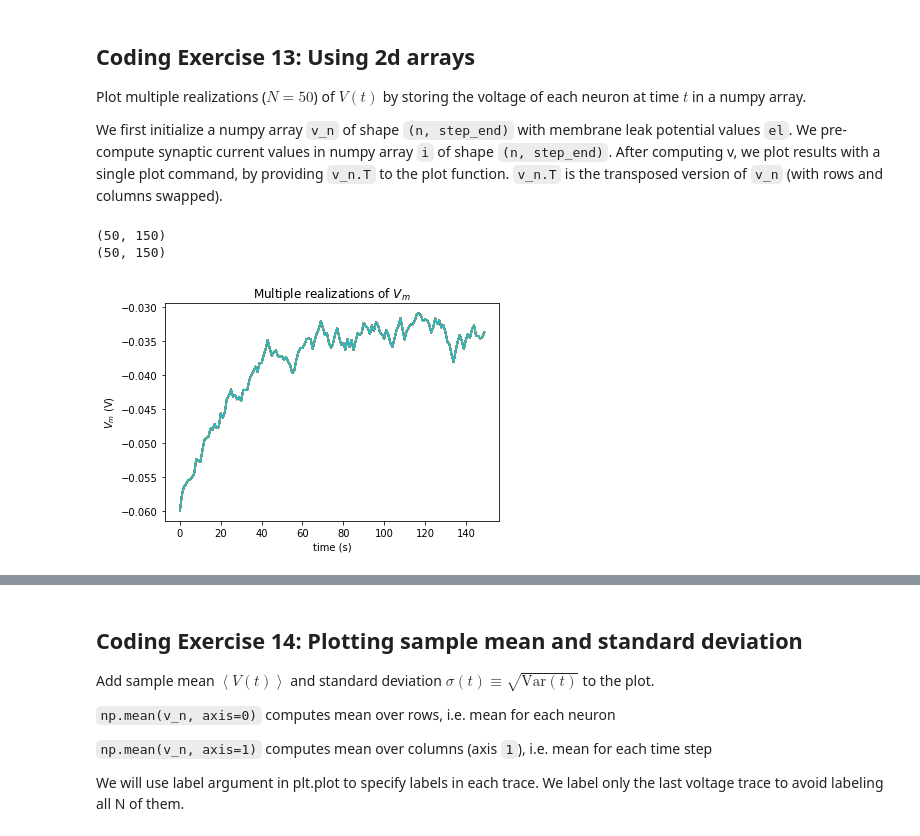
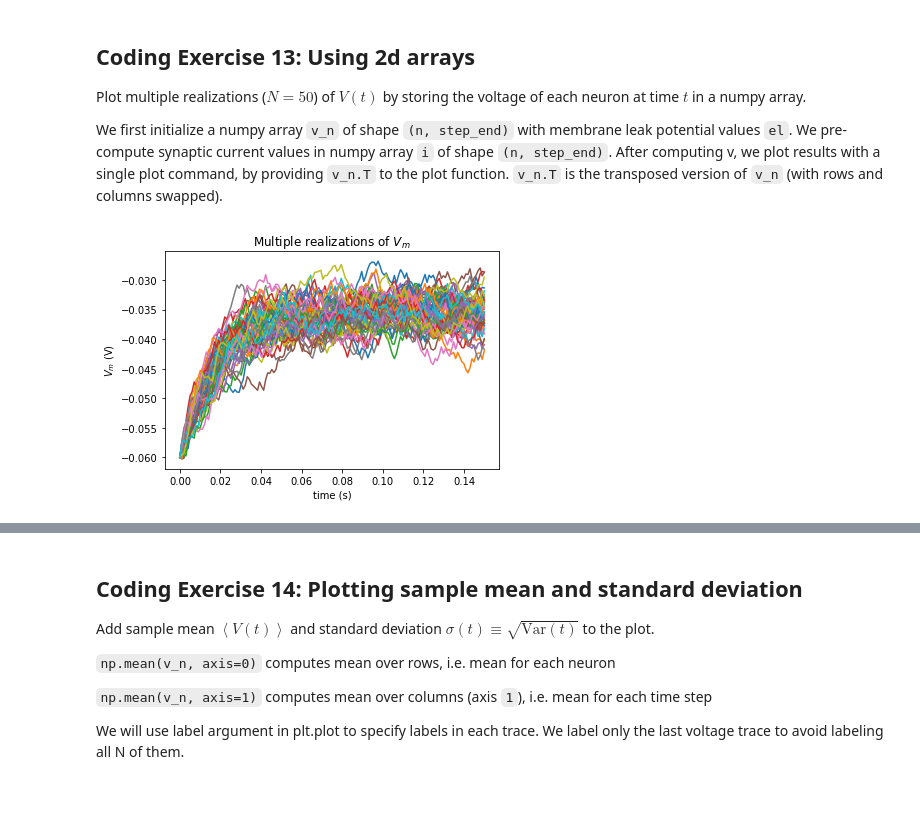
Before and after one commit to SuhaasAdiraju/NeuromatchAcademy2021_Workthrough_SA, a Jupyter notebook: tutorials/W0D1_PythonWorkshop1/student/W0D1_Tutorial1.ipynb, the cells around one changed output, grey strips where cells are left out. Drawn from its saved outputs; the diff is of its cells as text; code cells hidden in the pictures; blank space fills up the shorter version.

```diff
--- a/tutorials/W0D1_PythonWorkshop1/student/W0D1_Tutorial1.ipynb
+++ b/tutorials/W0D1_PythonWorkshop1/student/W0D1_Tutorial1.ipynb
@@ -1164,40 +1165,39 @@ We first initialize a numpy array `v_n` of shape `(n, step_end)` with membrane l
 # %%
 #################################################
 ## TODO for students: fill out code to use 2d arrays ##
 # Fill out code and comment or remove the next line
     #raise NotImplementedError("Student exercise: You need to rewrite code to use 2d arrays")
 #################################################
+
+
 
 # Set random number generator
 np.random.seed(2020)
 
 # Initialize step_end, n, t_range, v and i
 step_end = int(t_max / dt)
 n = 50
 t_range = np.linspace(0, t_max, num=step_end)
 v_n = el * np.ones([n, step_end])
-i = [i_mean * (1 + 0.1 * (t_max/dt) ** (0.5) * (2 * np.random.random(step_end) - 1)))
-print(i.shape)
+i = i_mean * (1 + 0.1 * (t_max/dt) ** (0.5) * (2 * np.random.random([n,step_end]) - 1));
+
+
 # Loop for step_end - 1 steps
 for step in range(1, step_end):
 
-   # Compute v_n
-   v_n[:, step] = v_n[:,step-1] + (dt / tau) * (el - v_n[:,step-1] + r* i[:,step])
-
-print(v_n.shape)
+  # Compute v_n
+  v_n[:,step] = v_n[:,step-1] + (dt / tau) * (el - v_n[:,step-1] + r * i[:,step])
 
 # Plot figure
 plt.figure()
 plt.title('Multiple realizations of $V_m$')
 plt.xlabel('time (s)')
 plt.ylabel('$V_m$ (V)')
 
-plt.plot(v_n.T)
+plt.plot(t_range, v_n.T)
 plt.show()
 # %% [output]
-(50, 150)
-(50, 150)
-[figure, old version]
+[figure, new version]
 # %% [markdown]
 [*Click for solution*](https://github.com/NeuromatchAcademy/precourse/tree/main//tutorials/W0D1_PythonWorkshop1/solutions/W0D1_Tutorial1_Solution_93456241.py)
 
```
Also changed, not shown: parts of 2 cells of this notebook.
